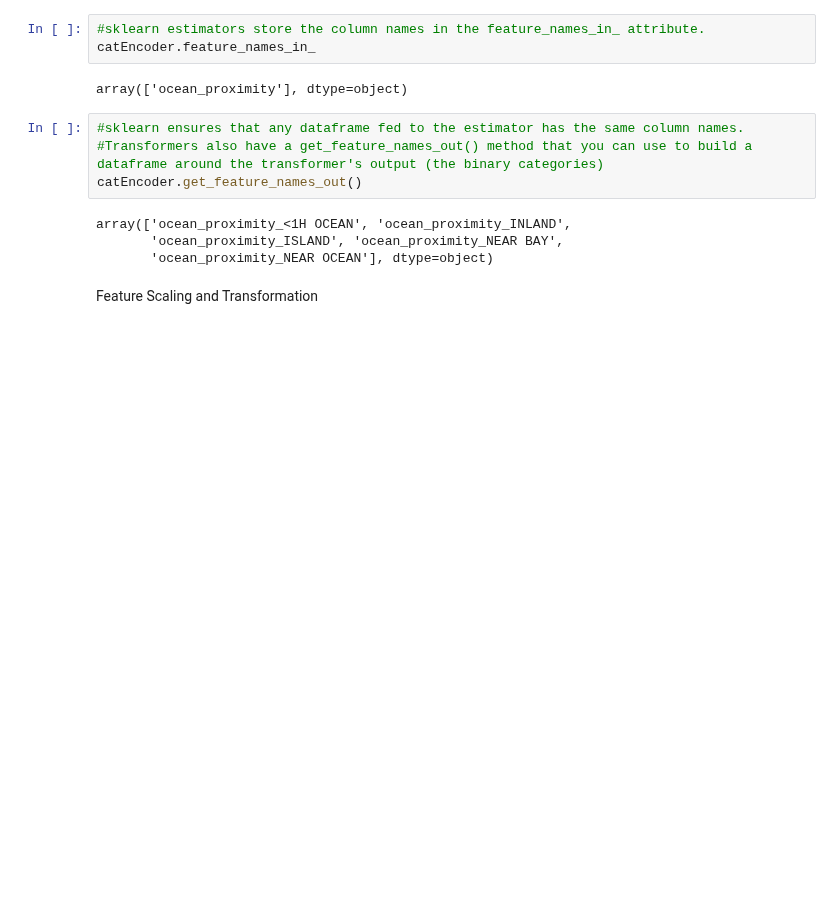
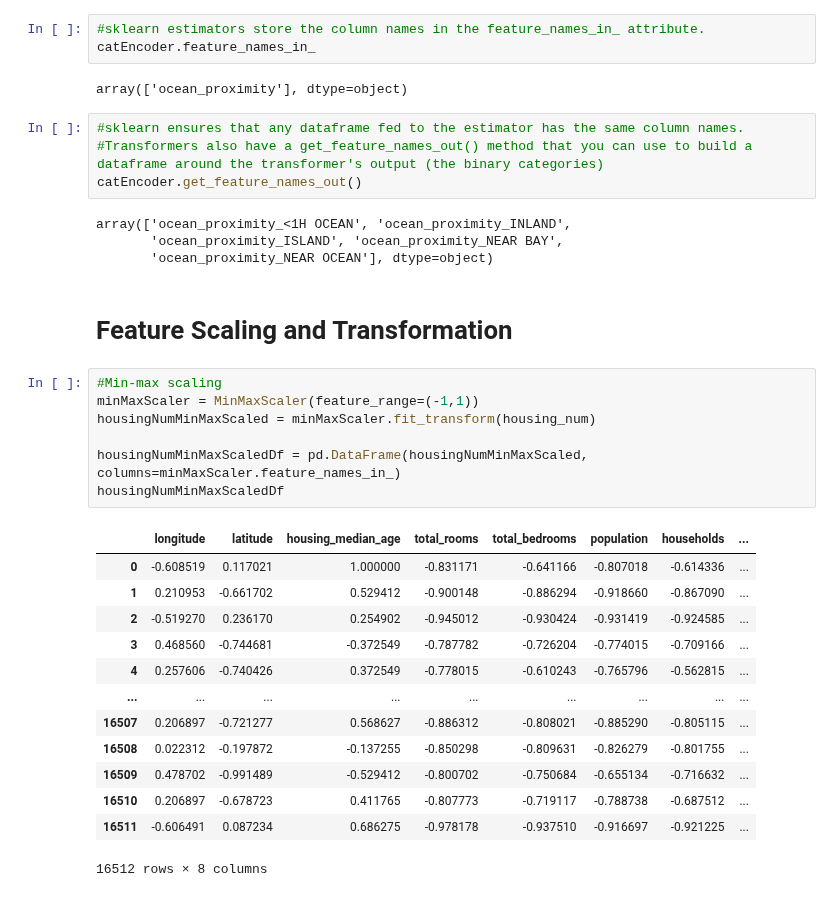
Before and after one commit to TaurusFire/Hands-on-Machine-Learning-Code-Notes, a Jupyter notebook: Chapter 2- Housing Project/HousingPrices.ipynb, the cells around one changed output. Saved outputs shown, nothing was run; the diff lists cells and outputs as text; blank space fills up the shorter version.

Commit message:
updated HousingPrices

```diff
--- a/Chapter 2- Housing Project/HousingPrices.ipynb
+++ b/Chapter 2- Housing Project/HousingPrices.ipynb
@@ -377,4 +376,25 @@ array(['ocean_proximity_<1H OCEAN', 'ocean_proximity_INLAND',
        'ocean_proximity_ISLAND', 'ocean_proximity_NEAR BAY',
        'ocean_proximity_NEAR OCEAN'], dtype=object)
 # %% [markdown]
-Feature Scaling and Transformation
+# Feature Scaling and Transformation
+# %%
+#Min-max scaling
+minMaxScaler = MinMaxScaler(feature_range=(-1,1))
+housingNumMinMaxScaled = minMaxScaler.fit_transform(housing_num)
+
+housingNumMinMaxScaledDf = pd.DataFrame(housingNumMinMaxScaled, columns=minMaxScaler.feature_names_in_)
+housingNumMinMaxScaledDf
+# %% [output]
+|  | longitude | latitude | housing_median_age | total_rooms | total_bedrooms | population | households | ... |
+| 0 | -0.608519 | 0.117021 | 1.000000 | -0.831171 | -0.641166 | -0.807018 | -0.614336 | ... |
+| 1 | 0.210953 | -0.661702 | 0.529412 | -0.900148 | -0.886294 | -0.918660 | -0.867090 | ... |
+| 2 | -0.519270 | 0.236170 | 0.254902 | -0.945012 | -0.930424 | -0.931419 | -0.924585 | ... |
+| 3 | 0.468560 | -0.744681 | -0.372549 | -0.787782 | -0.726204 | -0.774015 | -0.709166 | ... |
+| 4 | 0.257606 | -0.740426 | 0.372549 | -0.778015 | -0.610243 | -0.765796 | -0.562815 | ... |
+| ... | ... | ... | ... | ... | ... | ... | ... | ... |
+| 16507 | 0.206897 | -0.721277 | 0.568627 | -0.886312 | -0.808021 | -0.885290 | -0.805115 | ... |
+| 16508 | 0.022312 | -0.197872 | -0.137255 | -0.850298 | -0.809631 | -0.826279 | -0.801755 | ... |
+| 16509 | 0.478702 | -0.991489 | -0.529412 | -0.800702 | -0.750684 | -0.655134 | -0.716632 | ... |
+| 16510 | 0.206897 | -0.678723 | 0.411765 | -0.807773 | -0.719117 | -0.788738 | -0.687512 | ... |
+| 16511 | -0.606491 | 0.087234 | 0.686275 | -0.978178 | -0.937510 | -0.916697 | -0.921225 | ... |
+16512 rows × 8 columns
```
Also changed, not shown: parts of 7 cells of this notebook.
